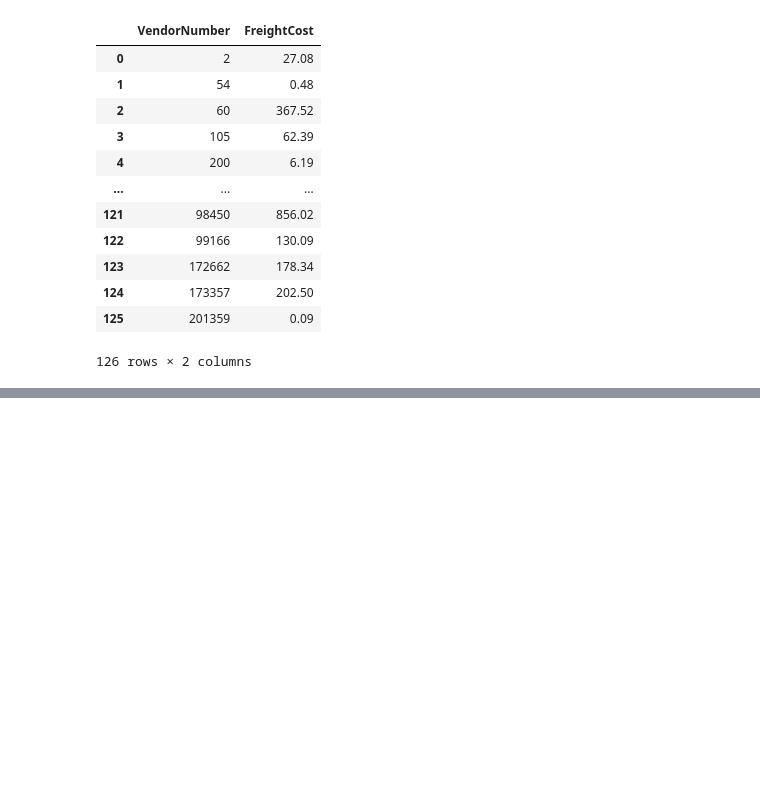
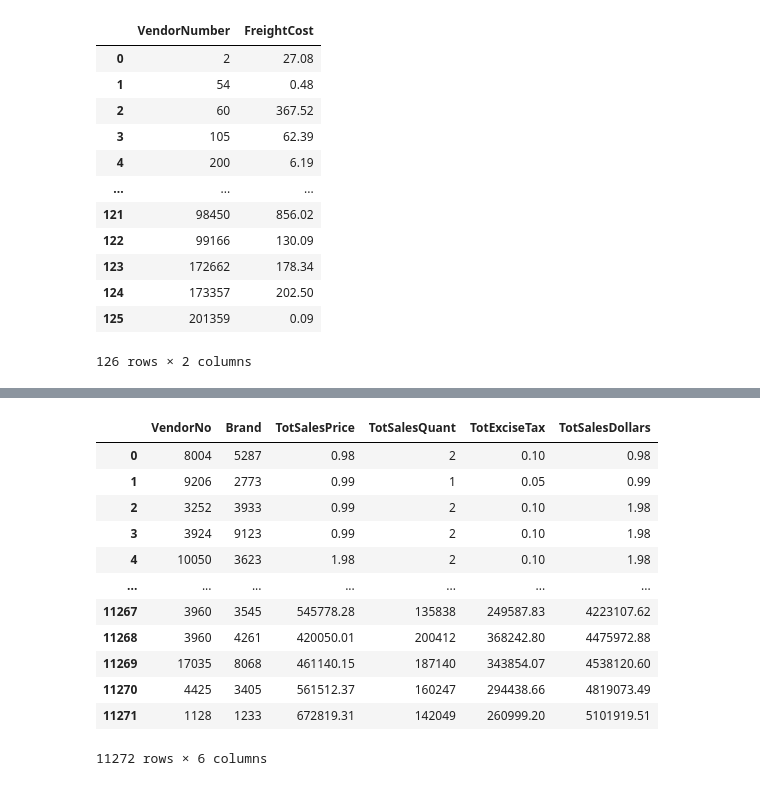
Before and after one commit to LuffyXoro/MERCHANT-Data-Analytics, a Jupyter notebook: EDA.ipynb, the cells around one changed output, grey strips where cells are left out. Drawn from its saved outputs; the diff is of its cells as text; code cells hidden in the pictures; blank space fills up the shorter version.

```diff
--- a/EDA.ipynb
+++ b/EDA.ipynb
@@ -161 +195,30 @@ freight_summary
+# %%
+
+# for insigths refernce
+
+pd.read_sql_query("""SELECT
+                  VendorNo,
+                  Brand,
+
+                  SUM(SalesPrice)   as TotSalesPrice,
+                  SUM(SalesQuantity)   as TotSalesQuant,
+                  SUM(ExciseTax)   as TotExciseTax,
+                  SUM(SalesDollars) as TotSalesDollars
+                  FROM 'sales - Copy'
+                  GROUP BY VendorNo, Brand
+                  ORDER BY TotSalesDollars""",conn)
+# %% [output]
+|  | VendorNo | Brand | TotSalesPrice | TotSalesQuant | TotExciseTax | TotSalesDollars |
+| 0 | 8004 | 5287 | 0.98 | 2 | 0.10 | 0.98 |
+| 1 | 9206 | 2773 | 0.99 | 1 | 0.05 | 0.99 |
+| 2 | 3252 | 3933 | 0.99 | 2 | 0.10 | 1.98 |
+| 3 | 3924 | 9123 | 0.99 | 2 | 0.10 | 1.98 |
+| 4 | 10050 | 3623 | 1.98 | 2 | 0.10 | 1.98 |
+| ... | ... | ... | ... | ... | ... | ... |
+| 11267 | 3960 | 3545 | 545778.28 | 135838 | 249587.83 | 4223107.62 |
+| 11268 | 3960 | 4261 | 420050.01 | 200412 | 368242.80 | 4475972.88 |
+| 11269 | 17035 | 8068 | 461140.15 | 187140 | 343854.07 | 4538120.60 |
+| 11270 | 4425 | 3405 | 561512.37 | 160247 | 294438.66 | 4819073.49 |
+| 11271 | 1128 | 1233 | 672819.31 | 142049 | 260999.20 | 5101919.51 |
+11272 rows × 6 columns
 # %%
```
Also changed, not shown: parts of 7 cells of this notebook.
